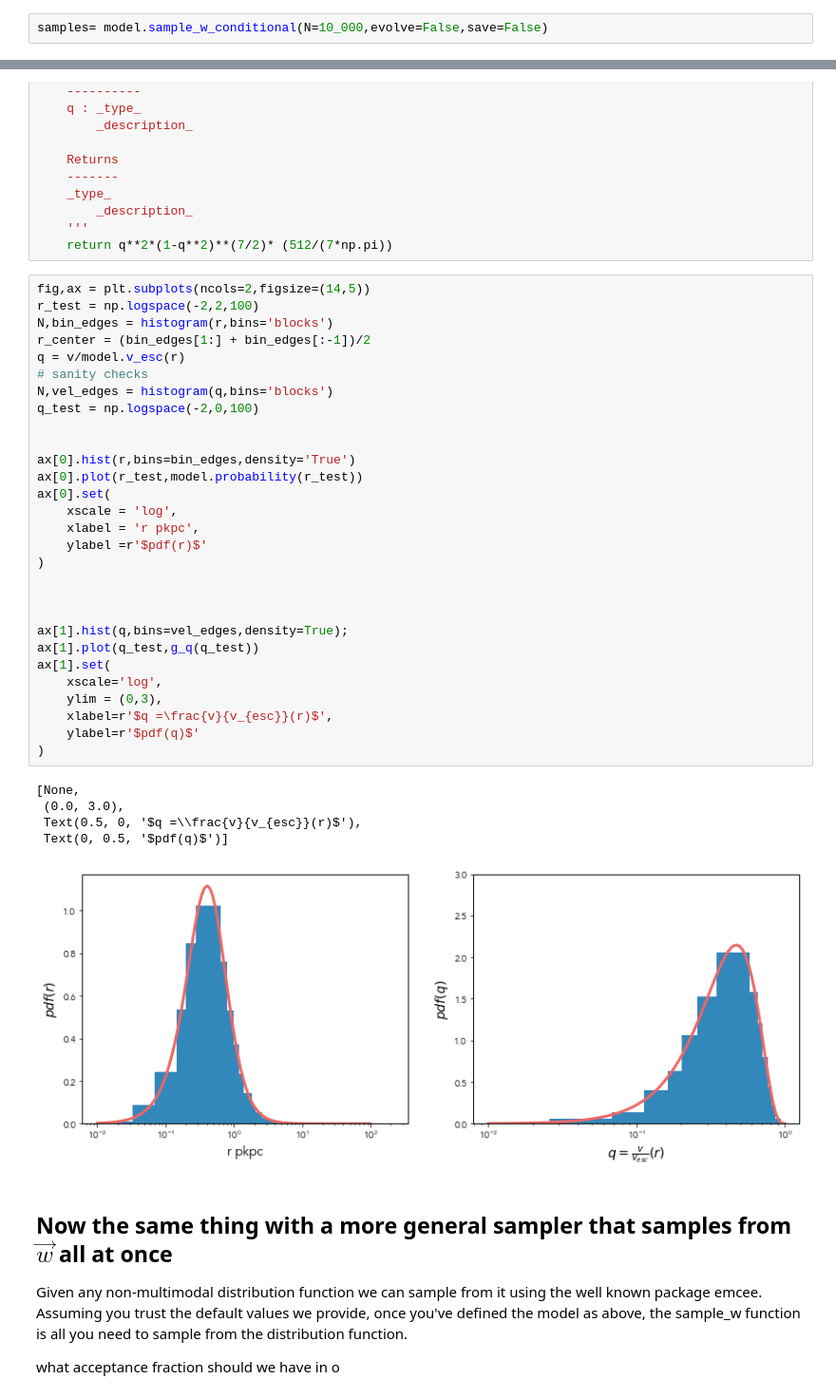
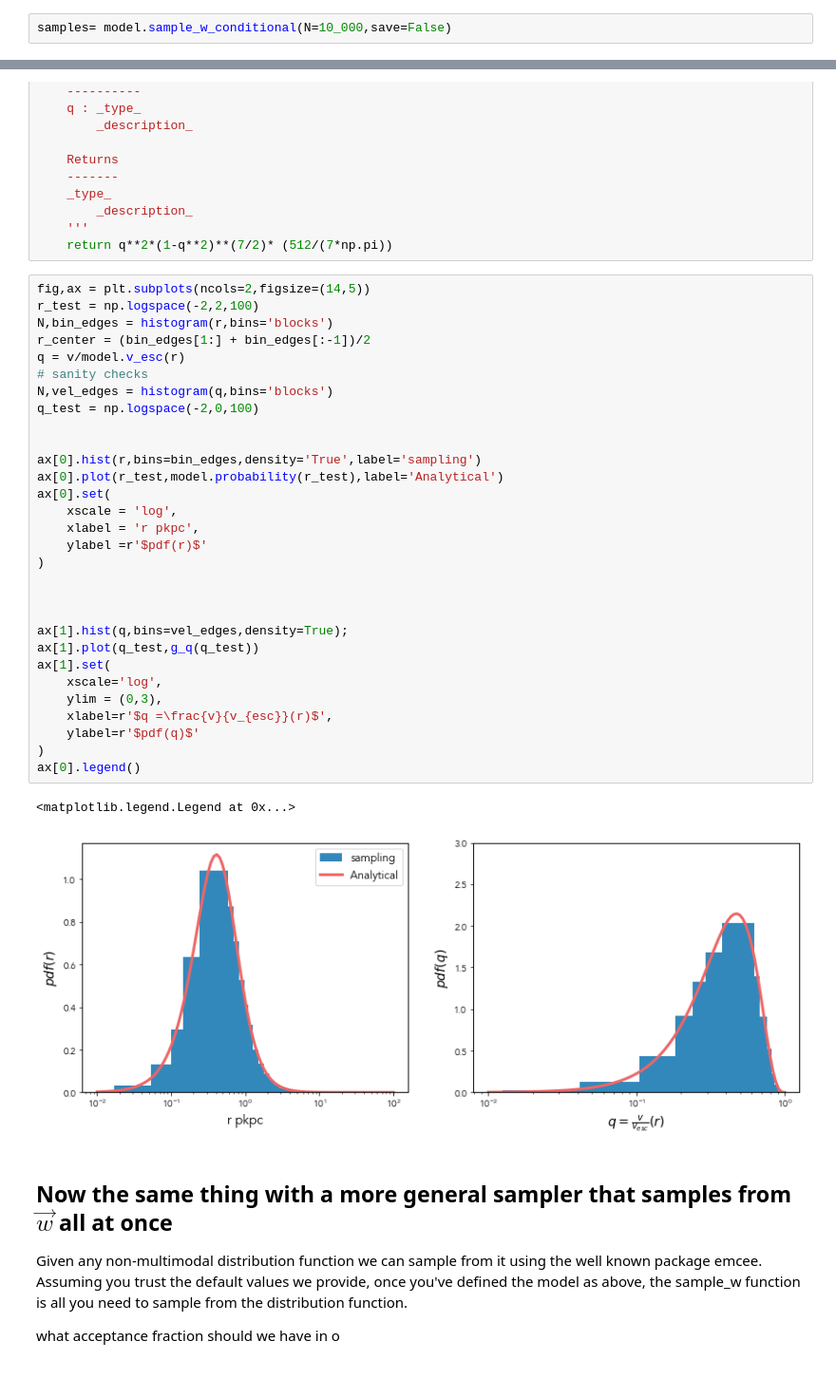
Before and after one commit to jguerra-astro/dynamicall, a Jupyter notebook: notebooks/example_samplingPlummerDF.ipynb, the cells around one changed output, grey strips where cells are left out. Shown: that part at 95% size. Cells and saved outputs as stored; diff of their text form.

```diff
--- a/notebooks/example_samplingPlummerDF.ipynb
+++ b/notebooks/example_samplingPlummerDF.ipynb
@@ -52,7 +46,7 @@ model = models.Plummer(**model_params)
 # or:
 # model = models.plummer(1e5,0.5)
 # %%
-samples= model.sample_w_conditional(N=10_000,evolve=False,save=False)
+samples= model.sample_w_conditional(N=10_000,save=False)
 # %%
 x  = samples[:,0]
 y  = samples[:,1]
@@ -83,38 +77,36 @@ def g_q(q):
 # %%
 fig,ax = plt.subplots(ncols=2,figsize=(14,5))
 r_test = np.logspace(-2,2,100)
 N,bin_edges = histogram(r,bins='blocks')
 r_center = (bin_edges[1:] + bin_edges[:-1])/2
 q = v/model.v_esc(r)
 # sanity checks
 N,vel_edges = histogram(q,bins='blocks')
 q_test = np.logspace(-2,0,100)
 
 
-ax[0].hist(r,bins=bin_edges,density='True')
-ax[0].plot(r_test,model.probability(r_test))
+ax[0].hist(r,bins=bin_edges,density='True',label='sampling')
+ax[0].plot(r_test,model.probability(r_test),label='Analytical')
 ax[0].set(
     xscale = 'log',
     xlabel = 'r pkpc',
     ylabel =r'$pdf(r)$'
 )
 
 
 
 ax[1].hist(q,bins=vel_edges,density=True);
 ax[1].plot(q_test,g_q(q_test))
 ax[1].set(
     xscale='log',
     ylim = (0,3),
     xlabel=r'$q =\frac{v}{v_{esc}}(r)$',
     ylabel=r'$pdf(q)$'
 )
+ax[0].legend()
 # %% [output]
-[None,
- (0.0, 3.0),
- Text(0.5, 0, '$q =\\frac{v}{v_{esc}}(r)$'),
- Text(0, 0.5, '$pdf(q)$')]
+<matplotlib.legend.Legend at 0x...>
-[figure, old version]
+[figure, new version]
 # %% [markdown]
 ## Now the same thing with a more general sampler that samples from $\vec{w}$ all at once
 Given any non-multimodal distribution function we can sample from it using the well known package emcee.
```
Also changed, not shown: parts of 1 cell of this notebook, 7 other files.
